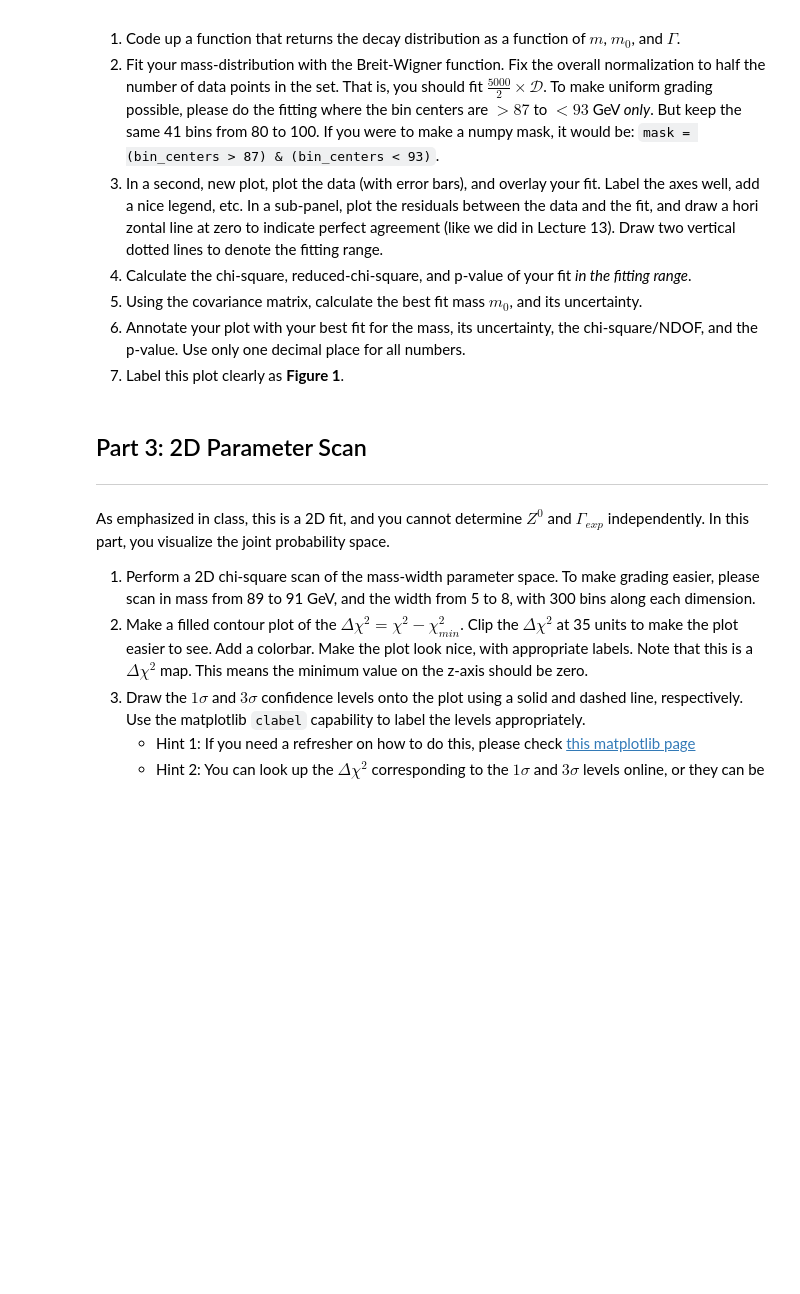
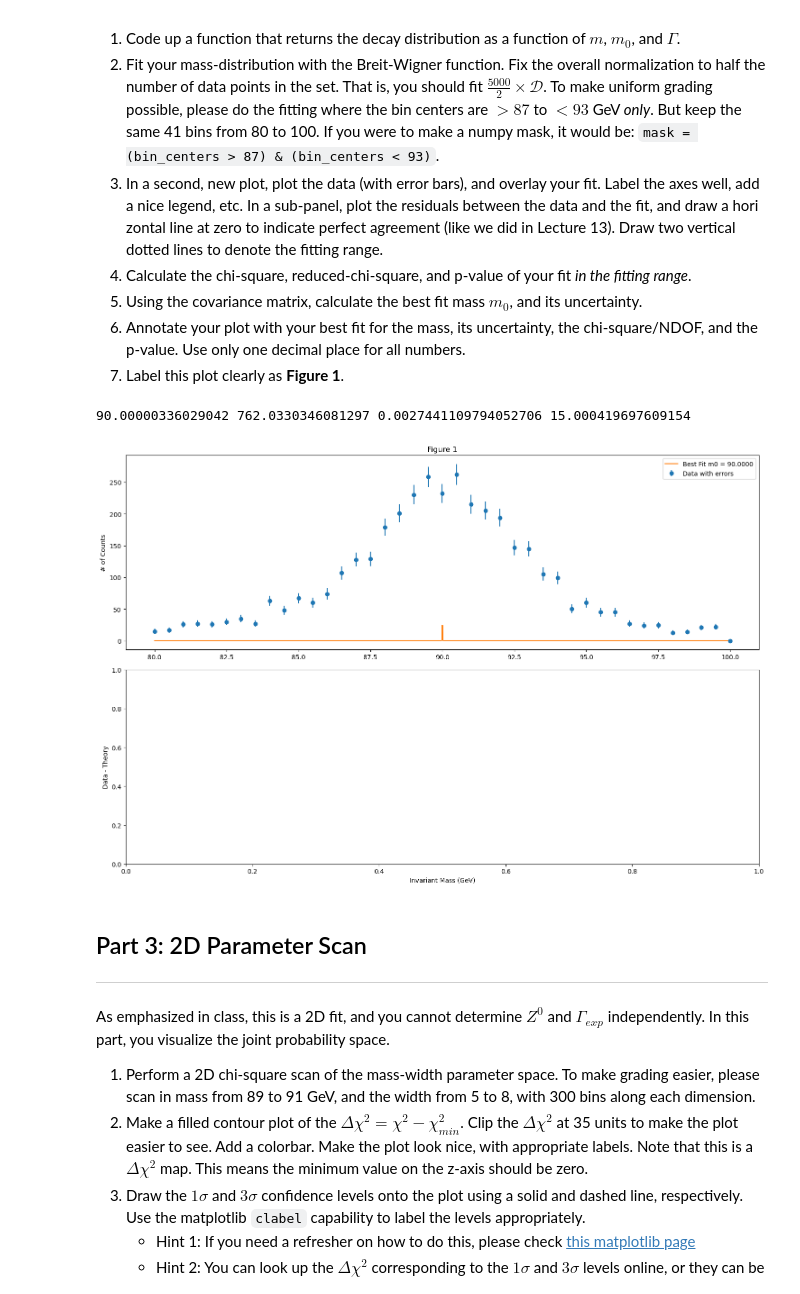
Before and after one commit to TanviSripathi/PHYS265-spring26, a Jupyter notebook: Lab2/lab2.ipynb, the cells around one changed output. Drawn from its saved outputs; the diff is of its cells as text; code cells hidden in the pictures; blank space fills up the shorter version.

```diff
--- a/Lab2/lab2.ipynb
+++ b/Lab2/lab2.ipynb
@@ -175,6 +197,31 @@ zontal line at zero to indicate perfect agreement (like we did in Lecture 13). D
 5. Using the covariance matrix, calculate the best fit mass $m_0$, and its uncertainty.
 6. Annotate your plot with your best fit for the mass, its uncertainty, the chi-square/NDOF, and the p-value. Use only one decimal place for all numbers.
 7. Label this plot clearly as **Figure 1**.
+# %%
+def decay(mass, m0, width):
+    return (1/math.pi) * ((0.5*width) / ((mass-m0)**2 + (width/2)**2))
+
+mask = (bins_arr > 87) & (bins_arr < 93)
+
+params, covar = curve_fit(f=decay, xdata = bins_arr[mask], ydata = y_axis[mask], sigma = errors[mask], absolute_sigma = True)
+errs = np.sqrt(np.diag(covar))
+
+bins_2 = np.linspace(80,100,2500)
+best_fit = decay(bins_2, *params)
+
+fig, ax = plt.subplots(2, 1, figsize = (15, 10), tight_layout = True)
+ax[0].set_title("Figure 1")
+ax[0].errorbar(bins_arr, y_axis, yerr = errors, fmt = 'o', label = "Data with errors")
+ax[0].plot(bins_2, best_fit, label = "Best Fit m0 = " + "{:.4f}".format(params[0]))
+ax[0].legend()
+ax[0].set_ylabel("# of Counts")
+ax[1].set_ylabel("Data - Theory")
+ax[1].set_xlabel("Invariant Mass (GeV)")
+
+print(params[0], errs[0], params[1], errs[1])
+# %% [output]
+90.00000336029042 762.0330346081297 0.0027441109794052706 15.000419697609154
+[figure, added]
 # %% [markdown]
 ## Part 3: 2D Parameter Scan
 ----
```
Also changed, not shown: parts of 3 cells of this notebook.
